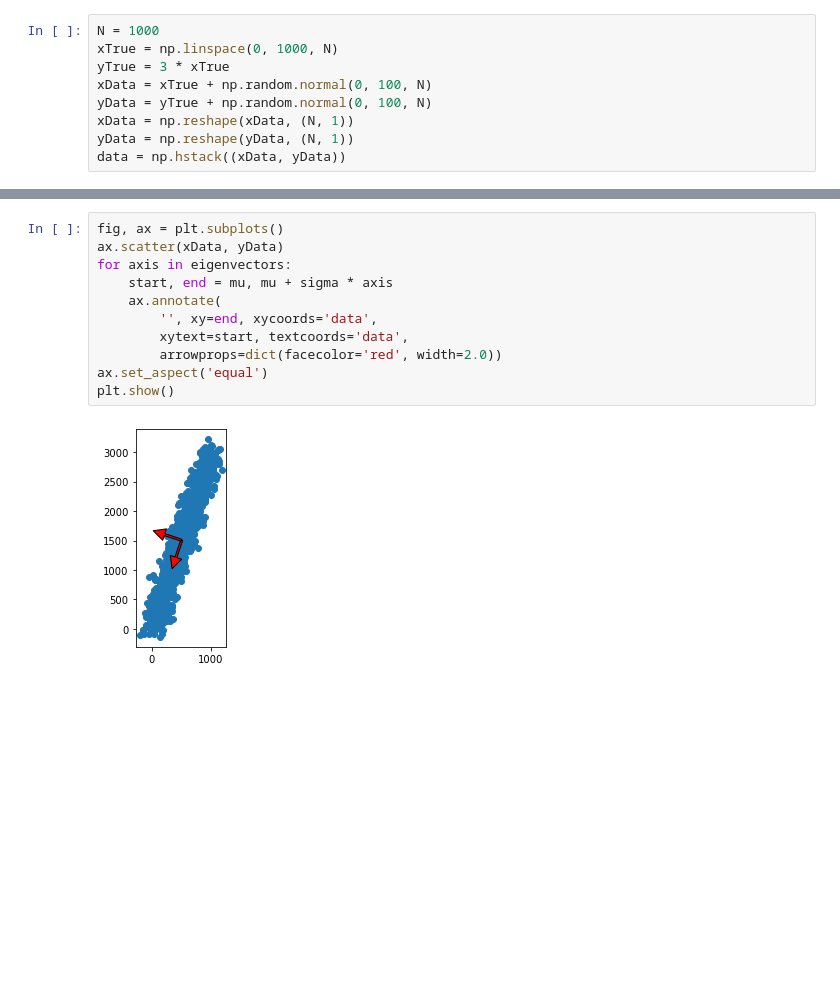
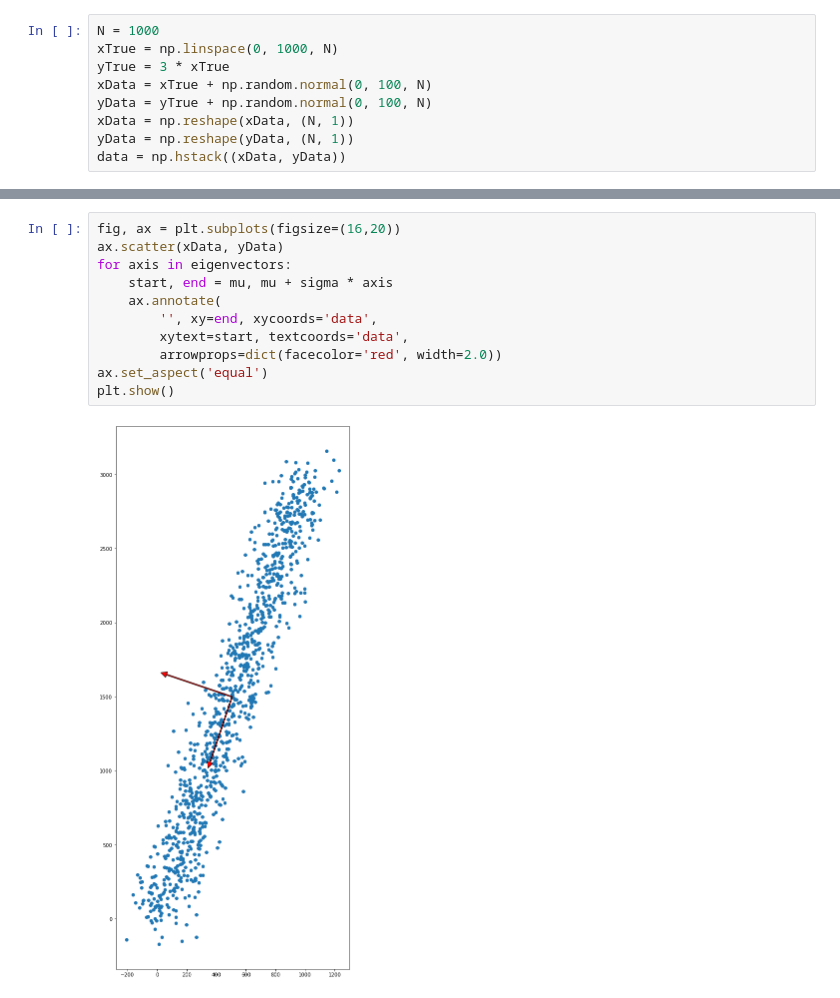
Before and after one commit to broepke/Jupyter, a Jupyter notebook: Plot Eigenvectors.ipynb, the cells around one changed output, grey strips where cells are left out. Saved outputs shown, nothing was run; the diff lists cells and outputs as text; blank space fills up the shorter version.

```diff
--- a/Plot Eigenvectors.ipynb
+++ b/Plot Eigenvectors.ipynb
@@ -24,13 +24,13 @@ print(eigenvectors)
 # %%
-fig, ax = plt.subplots()
+fig, ax = plt.subplots(figsize=(16,20))
 ax.scatter(xData, yData)
 for axis in eigenvectors:
     start, end = mu, mu + sigma * axis
     ax.annotate(
         '', xy=end, xycoords='data',
         xytext=start, textcoords='data',
         arrowprops=dict(facecolor='red', width=2.0))
 ax.set_aspect('equal')
 plt.show()
 # %% [output]
-[figure, old version]
+[figure, new version]
```
Also changed, not shown: parts of 1 cell of this notebook.
